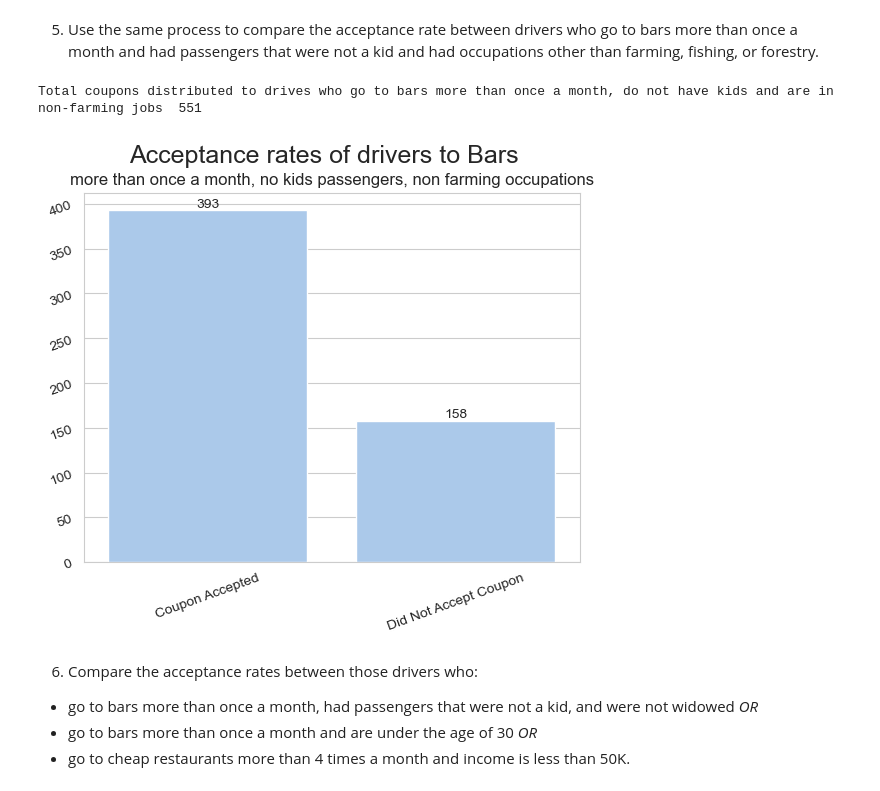
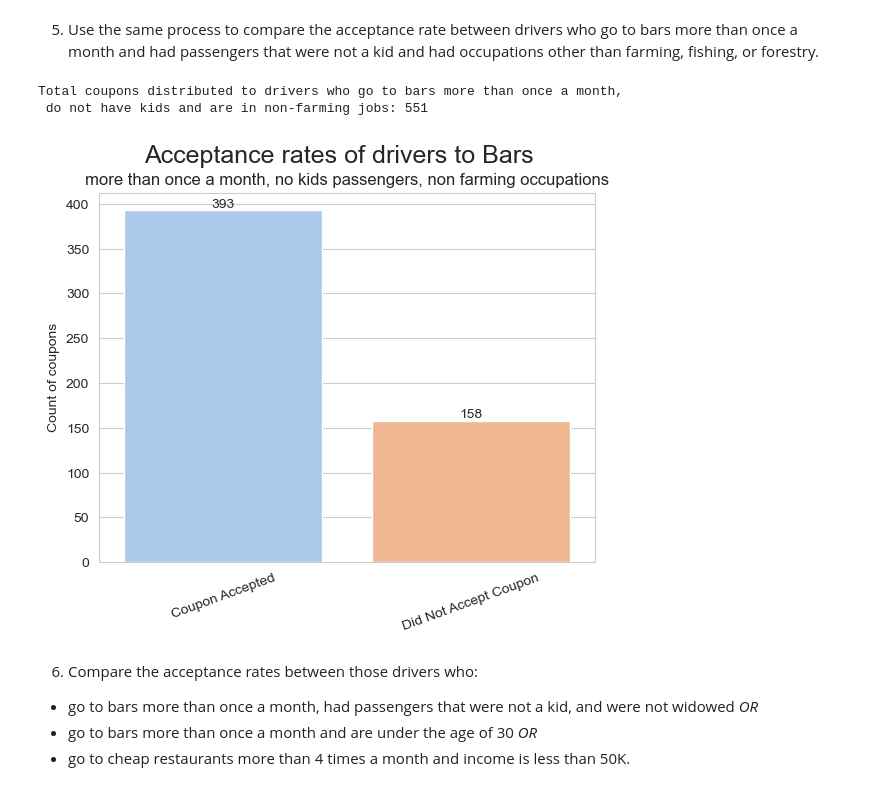
Before and after one commit to mgk2014/PCMLAI, a Jupyter notebook: coupons.ipynb, the cells around one changed output. Cells and saved outputs as stored; diff of their text form; code cells hidden in the pictures.

```diff
--- a/coupons.ipynb
+++ b/coupons.ipynb
@@ -154,7 +184,7 @@ clean_data.sample(2)
 # Helper function to create seaborn plots that share the same appearance attributes
 #   such as: heading, title, x-y labels, and placement of the legend
 #
-def render_plot(ax, heading='', subtitle='', xlabel='', ylabel='', rotation=20):
+def render_plot(ax, heading='', subtitle='', xlabel='', ylabel='', rotation=20, plotname=''):
 
     plt.suptitle(heading, fontsize = 18)                        # main heading of the plot
     plt.title(subtitle, fontsize = 12)                          # sub title of the plot
@@ -172,6 +202,14 @@ def render_plot(ax, heading='', subtitle='', xlabel='', ylabel='', rotation=20):
     if ax.get_legend():                                         # if legend is present, set the location to upper right
         sns.move_legend(ax, "upper left", bbox_to_anchor=(1,1))
 
-    ax.tick_params(rotation=rotation)                           # rotate the labels
+    ax.tick_params(rotation=rotation, axis='x')                 # rotate the labels
 
-    sns.set_style("whitegrid")
+    if len(plotname) > 0:
+        filename = 'plots/' + plotname
+        ax.get_figure().savefig(filename, bbox_inches='tight')
+
+
+# Set palette and grid style
+#
+sns.set_palette('pastel')
+sns.set_style("whitegrid")
@@ -393,23 +418,33 @@ Name: count, dtype: int64
 # %% [markdown]
 5. Use the same process to compare the acceptance rate between drivers who go to bars more than once a month and had passengers that were not a kid and had occupations other than farming, fishing, or forestry.
 # %%
+# Check for drivers with the said condition, and compare acceptance rates
+#
+
+# Use lists to check for conditions within the dataframe's query function
+#
 passengers_notkids = 'Kid(s)'
 occupation_farming = 'Farming Fishing & Forestry'
 bar_morethan_once_month = ['1~3', '4~8', 'gt8']
 
 bars_oncemonth_withnokids_nonfarming = bar_coupons.query('coupon == "Bar" & \
     passanger != @passengers_notkids & \
     occupation != @occupation_farming & \
     Bar == @bar_morethan_once_month')
-print("Total coupons distributed to drives who go to bars more than once a month, do not have kids and are in non-farming jobs ", len(bars_oncemonth_withnokids_nonfarming))
+print("Total coupons distributed to drivers who go to bars more than once a month, \n do not have kids and are in non-farming jobs:", len(bars_oncemonth_withnokids_nonfarming))
 
-ax = sns.countplot(bars_oncemonth_withnokids_nonfarming, x="Y-new")
+# Render the plot
+#
+ax = sns.countplot(bars_oncemonth_withnokids_nonfarming, x="Y-new", hue='Y-new')
 
 render_plot(ax, heading='Acceptance rates of drivers to Bars',
-            subtitle='more than once a month, no kids passengers, non farming occupations')
+            subtitle='more than once a month, no kids passengers, non farming occupations',
+            ylabel = 'Count of coupons',
+            plotname='8-bar_morethanoncemonth_nokids_nonfarming.png')
 # %% [output]
-Total coupons distributed to drives who go to bars more than once a month, do not have kids and are in non-farming jobs  551
+Total coupons distributed to drivers who go to bars more than once a month,
+ do not have kids and are in non-farming jobs: 551
-[figure, old version]
+[figure, new version]
 # %% [markdown]
 6. Compare the acceptance rates between those drivers who:
 
```
Also changed, not shown: parts of 37 cells of this notebook, 13 other files.
